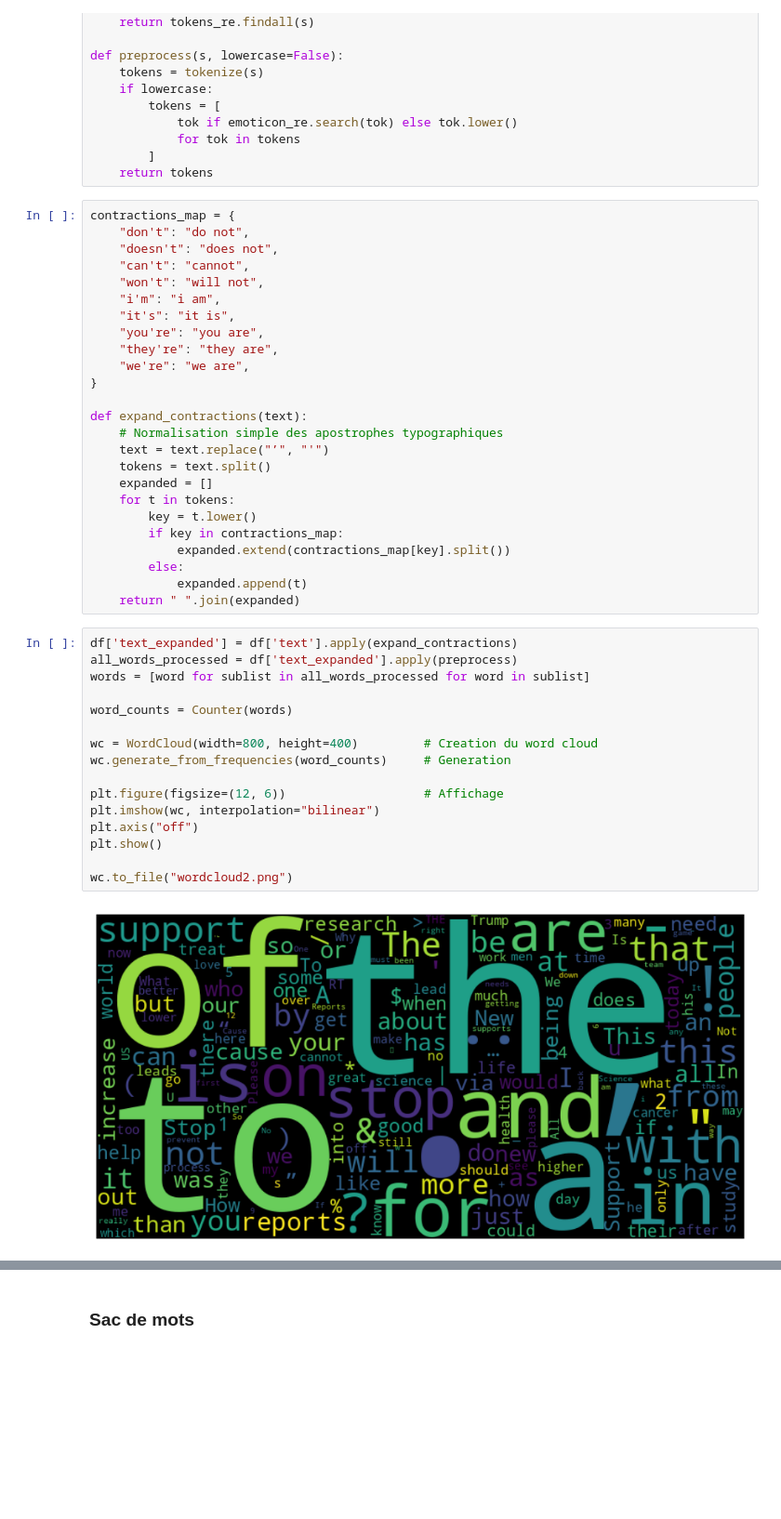
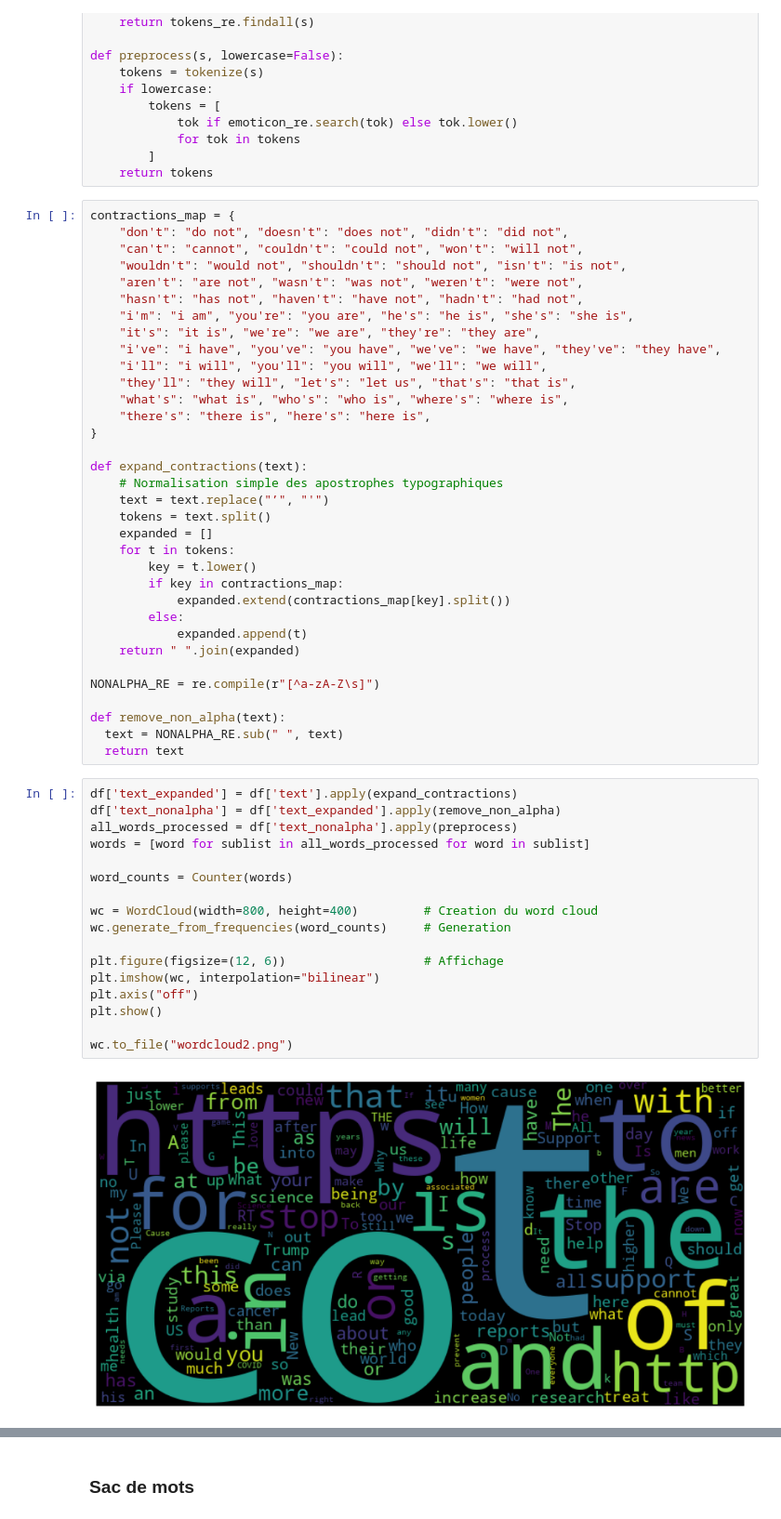
Before and after one commit to PioBasile/Classification-tweet-scientifique, a Jupyter notebook: ProjetMachineLearning.ipynb, the cells around one changed output, grey strips where cells are left out. Shown at 93% size. Cells and saved outputs as stored; diff of their text form; blank space fills up the shorter version.

```diff
--- a/ProjetMachineLearning.ipynb
+++ b/ProjetMachineLearning.ipynb
@@ -169,15 +186,18 @@ def preprocess(s, lowercase=False):
     return tokens
 # %%
 contractions_map = {
-    "don't": "do not",
-    "doesn't": "does not",
-    "can't": "cannot",
-    "won't": "will not",
-    "i'm": "i am",
-    "it's": "it is",
-    "you're": "you are",
-    "they're": "they are",
-    "we're": "we are",
+    "don't": "do not", "doesn't": "does not", "didn't": "did not",
+    "can't": "cannot", "couldn't": "could not", "won't": "will not",
+    "wouldn't": "would not", "shouldn't": "should not", "isn't": "is not",
+    "aren't": "are not", "wasn't": "was not", "weren't": "were not",
+    "hasn't": "has not", "haven't": "have not", "hadn't": "had not",
+    "i'm": "i am", "you're": "you are", "he's": "he is", "she's": "she is",
+    "it's": "it is", "we're": "we are", "they're": "they are",
+    "i've": "i have", "you've": "you have", "we've": "we have", "they've": "they have",
+    "i'll": "i will", "you'll": "you will", "we'll": "we will",
+    "they'll": "they will", "let's": "let us", "that's": "that is",
+    "what's": "what is", "who's": "who is", "where's": "where is",
+    "there's": "there is", "here's": "here is",
 }
 
 def expand_contractions(text):
@@ -192,22 +212,29 @@ def expand_contractions(text):
         else:
             expanded.append(t)
     return " ".join(expanded)
+
+NONALPHA_RE = re.compile(r"[^a-zA-Z\s]")
+
+def remove_non_alpha(text):
+  text = NONALPHA_RE.sub(" ", text)
+  return text
 # %%
 df['text_expanded'] = df['text'].apply(expand_contractions)
-all_words_processed = df['text_expanded'].apply(preprocess)
+df['text_nonalpha'] = df['text_expanded'].apply(remove_non_alpha)
+all_words_processed = df['text_nonalpha'].apply(preprocess)
 words = [word for sublist in all_words_processed for word in sublist]
 
 word_counts = Counter(words)
 
 wc = WordCloud(width=800, height=400)         # Creation du word cloud
 wc.generate_from_frequencies(word_counts)     # Generation
 
 plt.figure(figsize=(12, 6))                   # Affichage
 plt.imshow(wc, interpolation="bilinear")
 plt.axis("off")
 plt.show()
 
 wc.to_file("wordcloud2.png")
 # %% [output]
-[figure, old version]
+[figure, new version]
 <wordcloud.wordcloud.WordCloud at 0x...>
```
Also changed, not shown: parts of 18 cells of this notebook.
